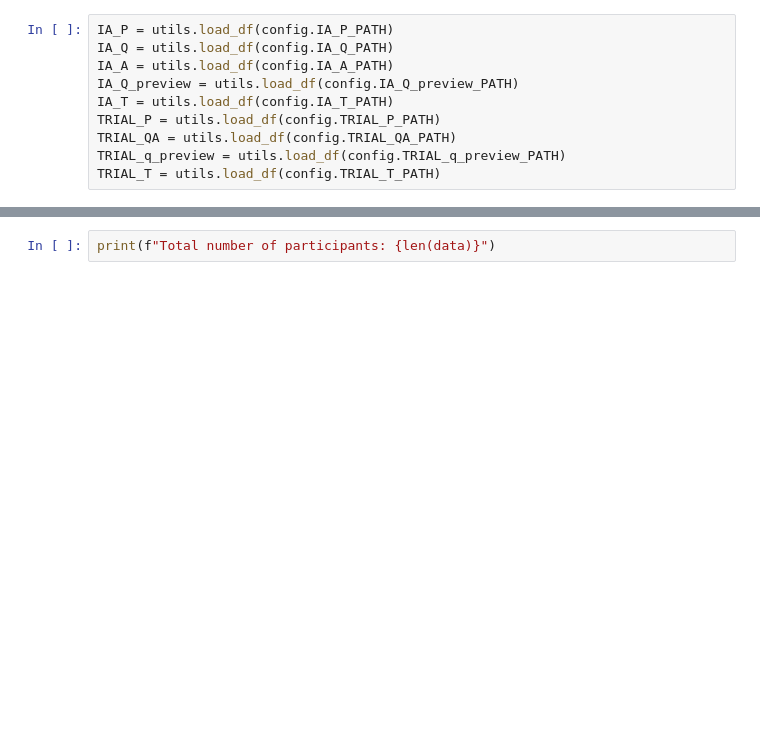
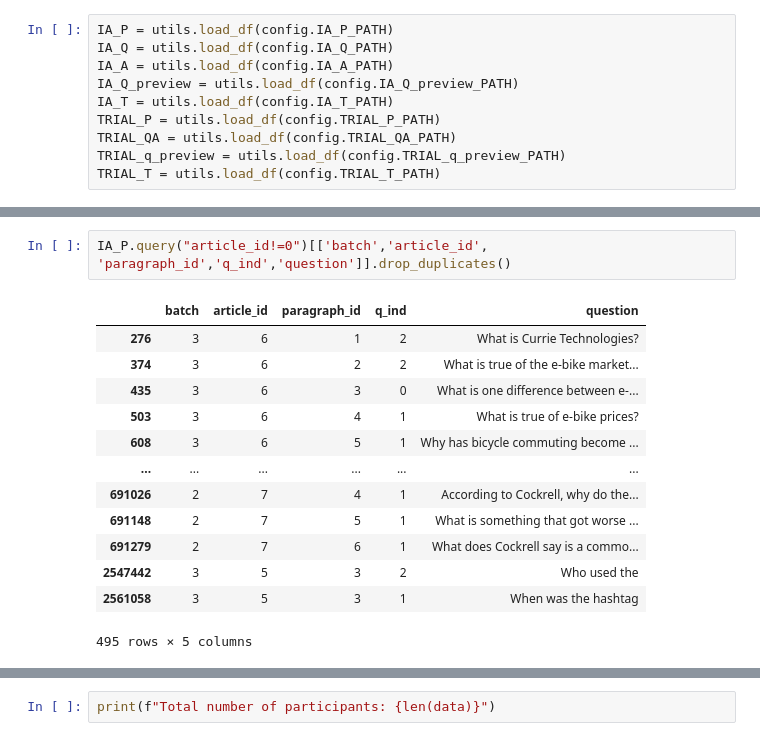
Before and after one commit to lacclab/OneStop-Eye-Movements, a Jupyter notebook: src/analyses.ipynb, the cells around one changed output, grey strips where cells are left out. Cells and saved outputs as stored; diff of their text form; blank space fills up the shorter version.

```diff
--- a/src/analyses.ipynb
+++ b/src/analyses.ipynb
@@ -49,0 +217,16 @@ TRIAL_T = utils.load_df(config.TRIAL_T_PATH)
+# %%
+IA_P.query("article_id!=0")[['batch','article_id', 'paragraph_id','q_ind','question']].drop_duplicates()
+# %% [output]
+|  | batch | article_id | paragraph_id | q_ind | question |
+| 276 | 3 | 6 | 1 | 2 | What is Currie Technologies? |
+| 374 | 3 | 6 | 2 | 2 | What is true of the e-bike market... |
+| 435 | 3 | 6 | 3 | 0 | What is one difference between e-... |
+| 503 | 3 | 6 | 4 | 1 | What is true of e-bike prices? |
+| 608 | 3 | 6 | 5 | 1 | Why has bicycle commuting become ... |
+| ... | ... | ... | ... | ... | ... |
+| 691026 | 2 | 7 | 4 | 1 | According to Cockrell, why do the... |
+| 691148 | 2 | 7 | 5 | 1 | What is something that got worse ... |
+| 691279 | 2 | 7 | 6 | 1 | What does Cockrell say is a commo... |
+| 2547442 | 3 | 5 | 3 | 2 | Who used the |
+| 2561058 | 3 | 5 | 3 | 1 | When was the hashtag |
+495 rows × 5 columns
```
Also changed, not shown: parts of 22 cells of this notebook.
